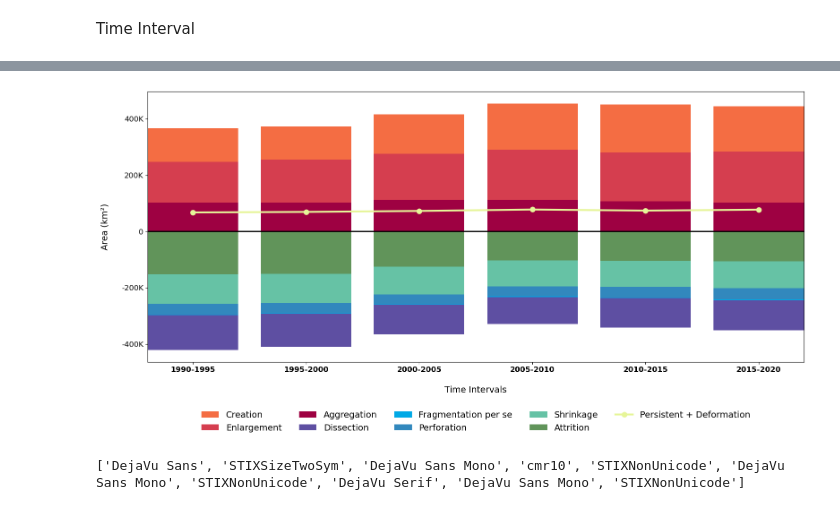
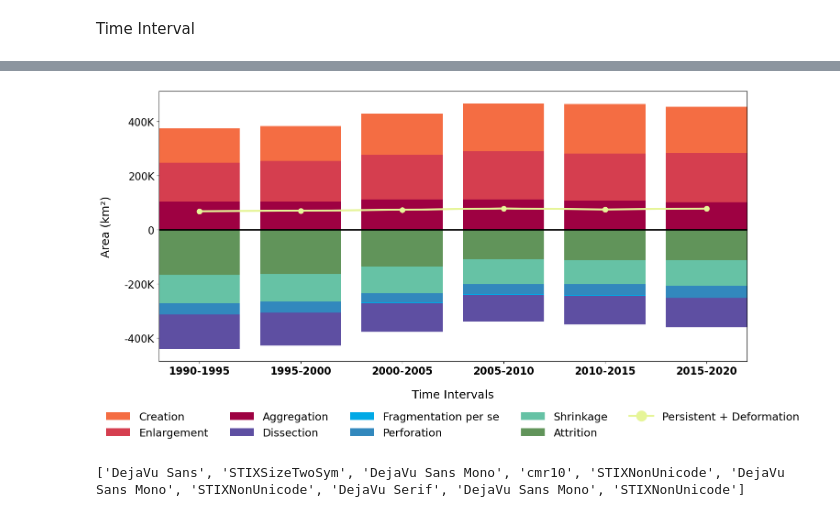
Before and after one commit to mschappert/typology, a Jupyter notebook: code/graphs.ipynb, the cells around one changed output, grey strips where cells are left out. Saved outputs shown, nothing was run; the diff lists cells and outputs as text; code cells hidden in the pictures.

```diff
--- a/Code/grapghs.ipynb
+++ b/code/graphs.ipynb
@@ -210,42 +210,44 @@ for typ in no_change:
         data = df.loc[typ]
         ax.bar(range(len(time_points)), data, bottom=bottom_inc, color=colors.get(typ, "#cccccc"), width=0.8, label=typ)
         bottom_inc = [bottom_inc[i] + data[i] for i in range(len(data))]
 
 # Add Persistent as line graph
 # if "Persistent" in df.index:
     # ax.plot(range(len(time_points)), df.loc["Persistent"], color=colors["Persistent"], linewidth=3, marker='o', markersize=8, label="Persistent")
 
 # Add Persistent + Deformation as combined line graph
 if "Persistent" in df.index and "Deformation" in df.index:
     combined_data = df.loc["Persistent"] + df.loc["Deformation"]
     ax.plot(range(len(time_points)), combined_data, color=colors["Persistent"], linewidth=3, marker='o', markersize=8, label="Persistent + Deformation")
 
 
 # Add zero line
 ax.axhline(y=0, color='black', linestyle='-', linewidth=2)
 
 # Axis customization
 #plt.rcParams['font.family'] = 'DejaVu Sans'#'cmr10'#'DejaVu Sans'
-ax.set_xlabel('Time Intervals', fontsize=14, labelpad=20)
+ax.margins(x=0)
+# x axis
+ax.set_xlabel('Time Intervals', fontsize=18, labelpad=20)
 ax.set_xticklabels(custom_x_labels[:len(time_points)], weight='bold')
-ax.set_ylabel('Area (km²)', fontsize=14, labelpad=20)
-ax.tick_params(axis='both', which='major', labelsize=12)
-ax.yaxis.set_major_formatter(ticker.FuncFormatter(lambda x, pos: '0' if x == 0 else f'{x/1000:.0f}K'))
 ax.set_xticks(range(len(time_points)))
 ax.set_xticklabels(custom_x_labels[:len(time_points)])
-ax.margins(x=0)
+# y axis
+ax.set_ylabel('Area (km²)', fontsize=18, labelpad=20)
+ax.tick_params(axis='both', which='major', labelsize=16)
+ax.yaxis.set_major_formatter(ticker.FuncFormatter(lambda x, pos: '0' if x == 0 else f'{x/1000:.0f}K'))
 
 # Legend
 #ax.legend(ncol=5, bbox_to_anchor=(0.5, 1.07), loc='center', reverse=True, frameon=False, fontsize=14)
-# right side legend
+# right side legend-
 #ax.legend(title='Typology', bbox_to_anchor=(1, 1), loc='upper left', reverse=True, frameon=False, fontsize=14, title_fontsize=15)
-# bottom legend# Legend
-ax.legend(ncol=5, bbox_to_anchor=(0.5, -0.15), loc='upper center', reverse=True, frameon=False, fontsize=14)
+# bottom legend- upper center
+ax.legend(ncol=5, bbox_to_anchor=(0.5, -0.15), loc='upper center', reverse=True, frameon=False, fontsize=17, markerscale=2, handlelength=2.2, prop={'size': 17})
 
 plt.tight_layout()
 plt.show()
 # %% [output]
-[figure, old version]
+[figure, new version]
 # %%
 import matplotlib.font_manager as fm
 print([f.name for f in fm.fontManager.ttflist][:10])
```
Also changed, not shown: parts of 6 cells of this notebook, 4 other files.
